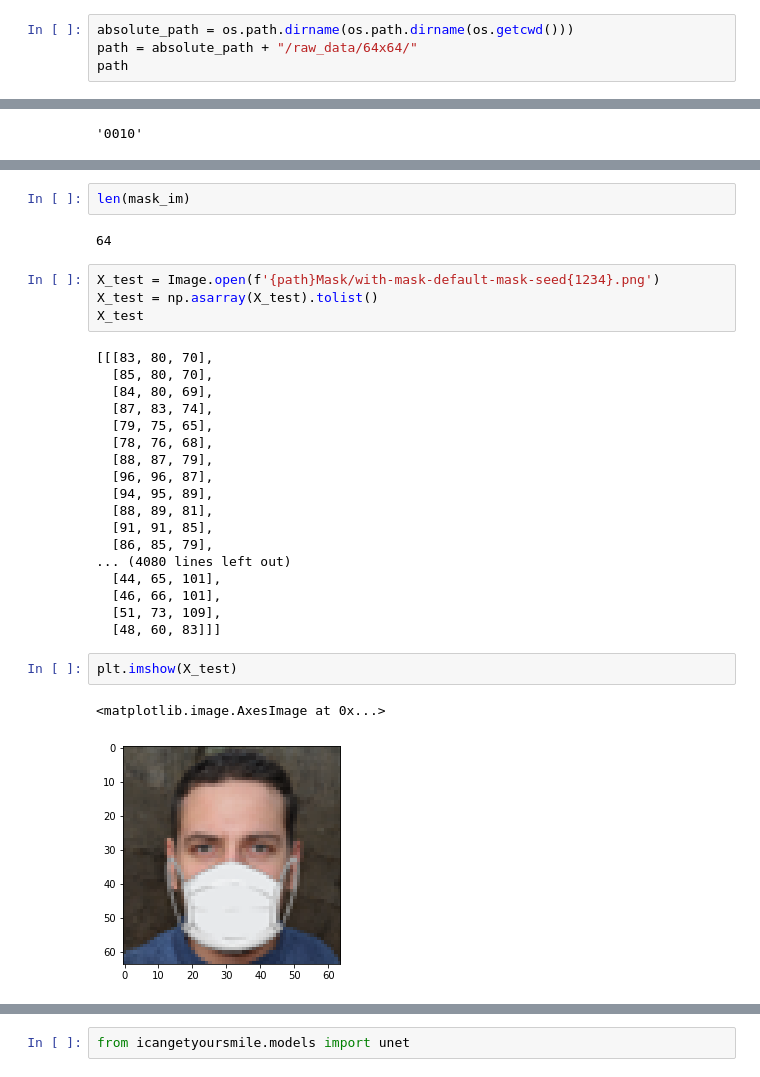
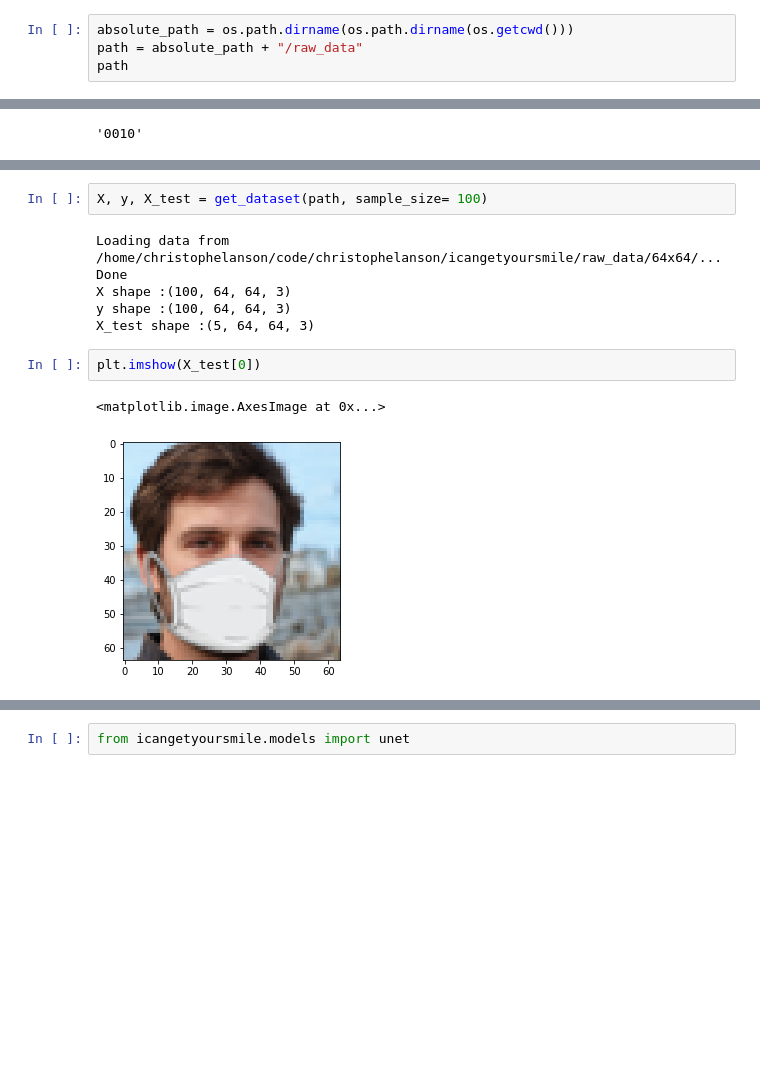
Before and after one commit to christophelanson/icangetyoursmile, a Jupyter notebook: notebooks/christophelanson/unet V2.ipynb, the cells around one changed output, grey strips where cells are left out. Drawn from its saved outputs; the diff is of its cells as text; blank space fills up the shorter version.

Commit message:
get dataset and plot results grid

```diff
--- a/notebooks/christophelanson/unet V2.ipynb
+++ b/notebooks/christophelanson/unet V2.ipynb
@@ -11,5 +14,5 @@ import random
 # %%
 absolute_path = os.path.dirname(os.path.dirname(os.getcwd()))
-path = absolute_path + "/raw_data/64x64/"
+path = absolute_path + "/raw_data"
 path
 # %% [output]
@@ -34,32 +58,14 @@ for number in range(data_size):
-# %%
-len(mask_im)
-# %% [output]
-64
-# %%
-X_test = Image.open(f'{path}Mask/with-mask-default-mask-seed{1234}.png')
-X_test = np.asarray(X_test).tolist()
-X_test
-# %% [output]
-[[[83, 80, 70],
-  [85, 80, 70],
-  [84, 80, 69],
-  [87, 83, 74],
-  [79, 75, 65],
-  [78, 76, 68],
-  [88, 87, 79],
-  [96, 96, 87],
-  [94, 95, 89],
-  [88, 89, 81],
-  [91, 91, 85],
-  [86, 85, 79],
-... (4080 lines left out)
-  [44, 65, 101],
-  [46, 66, 101],
-  [51, 73, 109],
-  [48, 60, 83]]]
+# %%
+X, y, X_test = get_dataset(path, sample_size= 100)
+# %% [output]
+Loading data from /home/christophelanson/code/christophelanson/icangetyoursmile/raw_data/64x64/...
+Done
+X shape :(100, 64, 64, 3)
+y shape :(100, 64, 64, 3)
+X_test shape :(5, 64, 64, 3)
 # %%
-plt.imshow(X_test)
+plt.imshow(X_test[0])
 # %% [output]
 <matplotlib.image.AxesImage at 0x...>
-[figure, old version]
+[figure, new version]
 # %%
```
Also changed, not shown: parts of 13 cells of this notebook, 2 other files.
